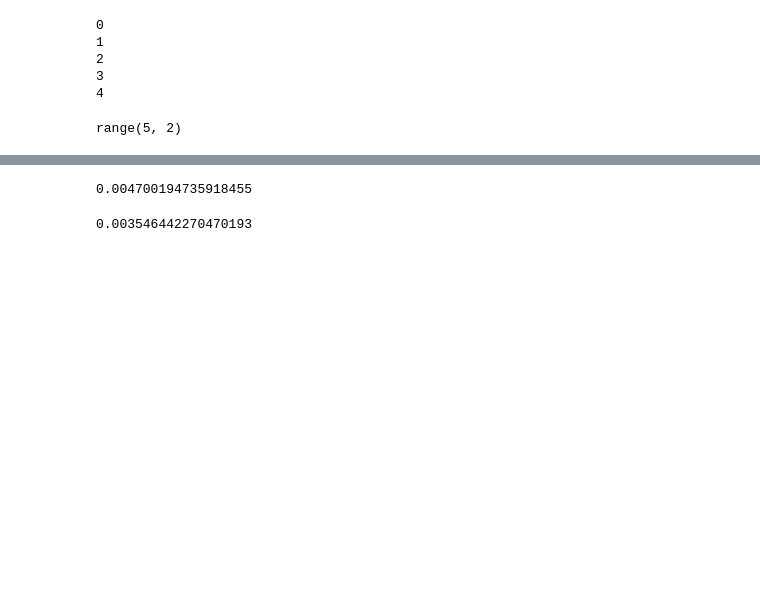
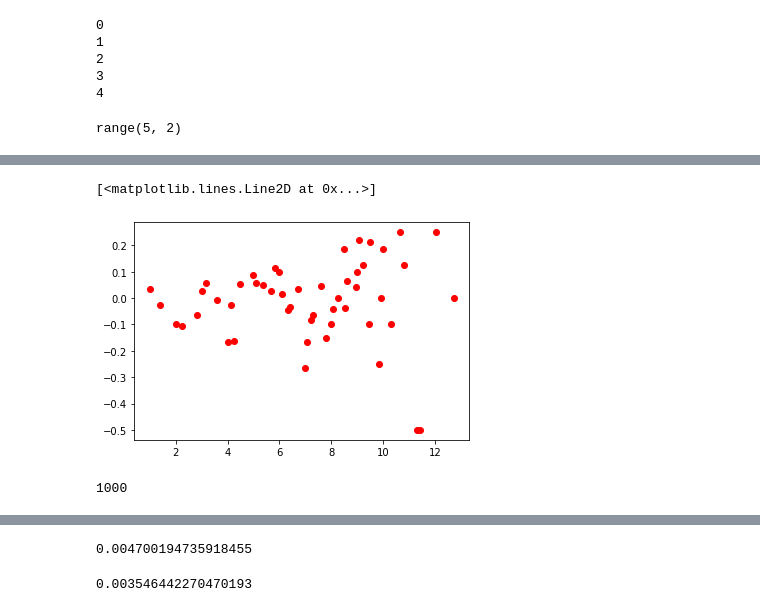
Before and after one commit to SaltyCatAgenda/Ising-Model, a Jupyter notebook: ising.ipynb, the cells around one changed output, grey strips where cells are left out. Cells and saved outputs as stored; diff of their text form; code cells hidden in the pictures; blank space fills up the shorter version.

```diff
--- a/ising.ipynb
+++ b/ising.ipynb
@@ -6,7 +6,7 @@ from tqdm import tqdm
 rng = np.random.default_rng()
 # %%
 J = 1
-nmax = 40
+nmax = 10
 N = nmax**2
 # %%
 def build_lattice(n=0,m=0):
@@ -105,3 +117,8 @@ spin_corr(build_lattice())
+# %%
+plt.plot(x,y, 'ro')
+# %% [output]
+[<matplotlib.lines.Line2D at 0x...>]
+[figure, added]
 # %%
 def mcmc(lattice, beta, nflips, nsteps):
     lattice = lattice.copy()
@@ -161,0 +181,4 @@ corr = gv.evalcorr(obs_average)
+# %%
+len(ew)
+# %% [output]
+1000
```
Also changed, not shown: parts of 26 cells of this notebook.
